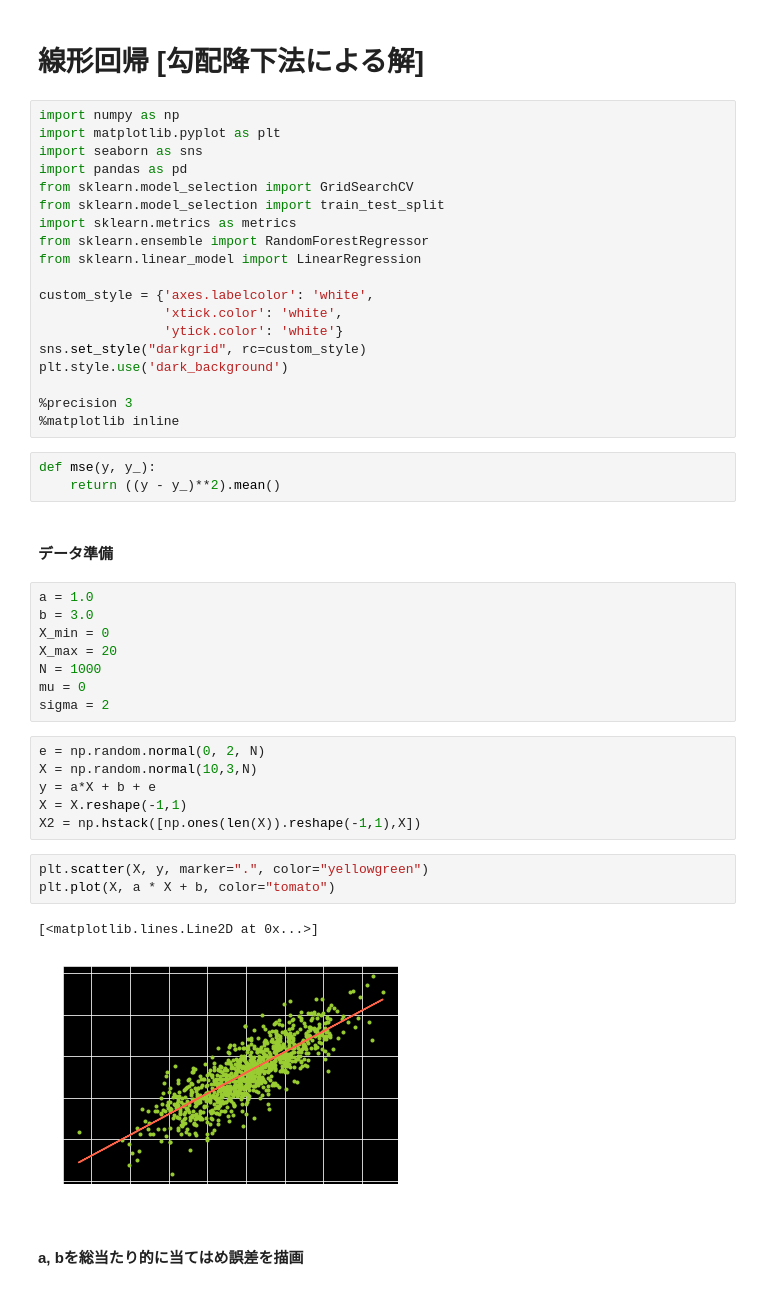
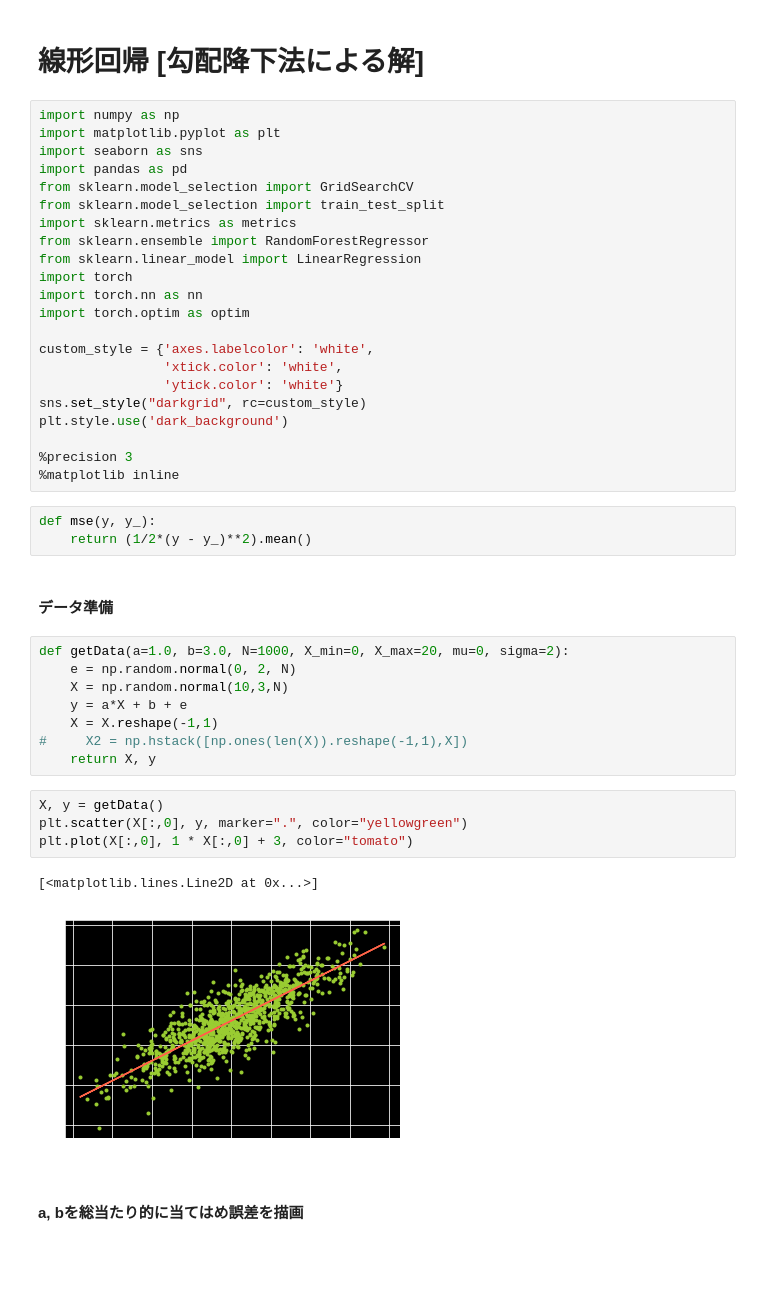
Before and after one commit to yugitti/kaggle, a Jupyter notebook: LinearRegression-Copy1.ipynb, the cells around one changed output. Saved outputs shown, nothing was run; the diff lists cells and outputs as text; blank space fills up the shorter version.

```diff
--- a/LinearRegression-Copy1.ipynb
+++ b/LinearRegression-Copy1.ipynb
@@ -10,6 +10,9 @@ from sklearn.model_selection import train_test_split
 import sklearn.metrics as metrics
 from sklearn.ensemble import RandomForestRegressor
 from sklearn.linear_model import LinearRegression
+import torch
+import torch.nn as nn
+import torch.optim as optim
 
 custom_style = {'axes.labelcolor': 'white',
                 'xtick.color': 'white',
@@ -21,29 +24,24 @@ plt.style.use('dark_background')
 %matplotlib inline
 # %%
 def mse(y, y_):
-    return ((y - y_)**2).mean()
+    return (1/2*(y - y_)**2).mean()
 # %% [markdown]
 #### データ準備
-# %%
-a = 1.0
-b = 3.0
-X_min = 0
-X_max = 20
-N = 1000
-mu = 0
-sigma = 2
 # %%
-e = np.random.normal(0, 2, N)
-X = np.random.normal(10,3,N)
-y = a*X + b + e
-X = X.reshape(-1,1)
-X2 = np.hstack([np.ones(len(X)).reshape(-1,1),X])
+def getData(a=1.0, b=3.0, N=1000, X_min=0, X_max=20, mu=0, sigma=2):
+    e = np.random.normal(0, 2, N)
+    X = np.random.normal(10,3,N)
+    y = a*X + b + e
+    X = X.reshape(-1,1)
+#     X2 = np.hstack([np.ones(len(X)).reshape(-1,1),X])
+    return X, y
 # %%
-plt.scatter(X, y, marker=".", color="yellowgreen")
-plt.plot(X, a * X + b, color="tomato")
+X, y = getData()
+plt.scatter(X[:,0], y, marker=".", color="yellowgreen")
+plt.plot(X[:,0], 1 * X[:,0] + 3, color="tomato")
 # %% [output]
 [<matplotlib.lines.Line2D at 0x...>]
-[figure, old version]
+[figure, new version]
 # %% [markdown]
 #### a, bを総当たり的に当てはめ誤差を描画
 # %%
```
Also changed, not shown: parts of 46 cells of this notebook.
